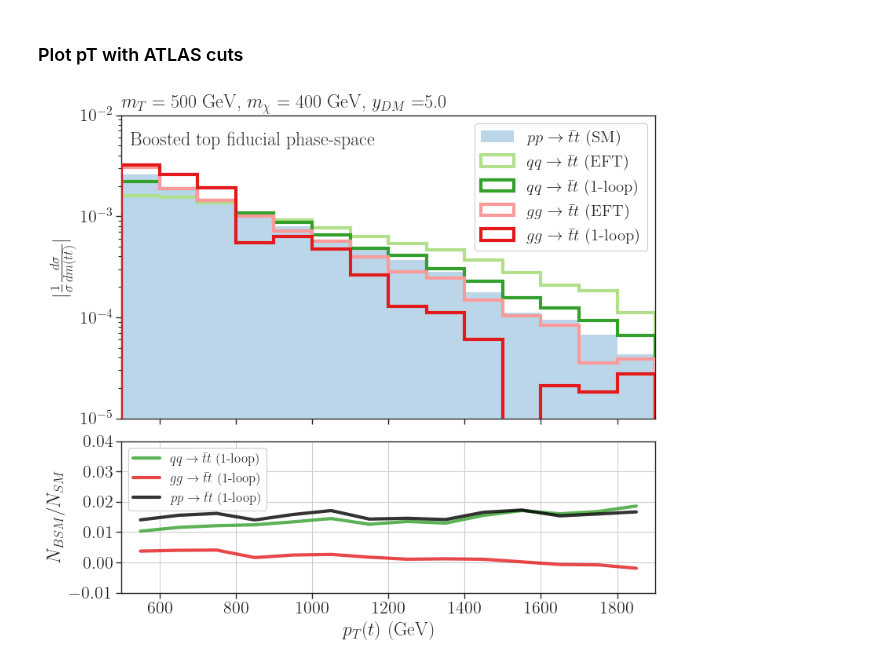
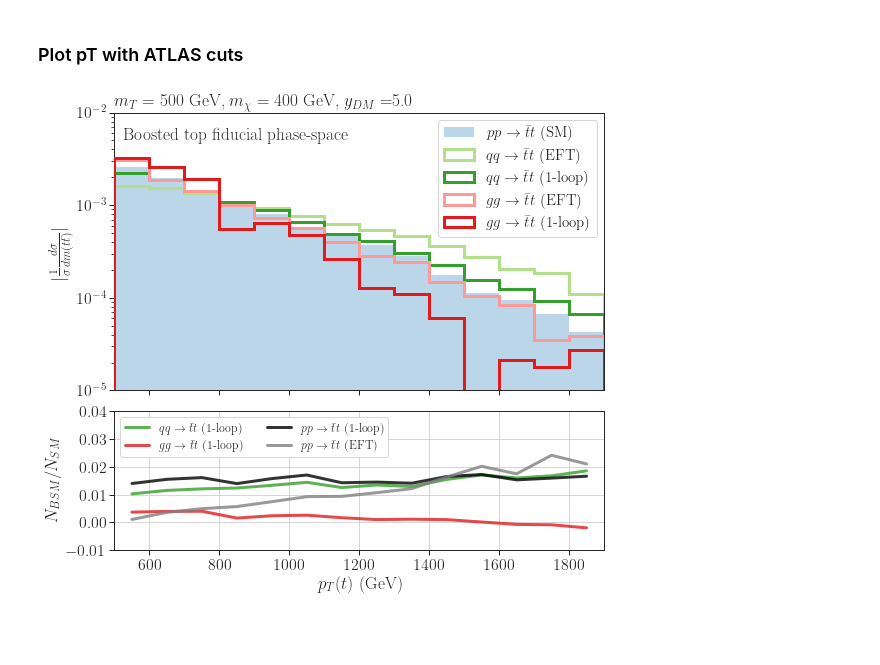
Before and after one commit to andlessa/SMStoEFT, a Jupyter notebook: notebooks/distributions/plots-dists-light.ipynb, the cells around one changed output. Cells and saved outputs as stored; diff of their text form; code cells hidden in the pictures; blank space fills up the shorter version.

```diff
--- a/notebooks/distributions/plots-dists-light.ipynb
+++ b/notebooks/distributions/plots-dists-light.ipynb
@@ -201,10 +201,15 @@ for i,h in enumerate(hists):
 
 # Ratio plot:
 hLoop = sum([h for i,h in enumerate(hists) if '1-loop' in labels[i]])
+hEFT = sum([h for i,h in enumerate(hists) if 'EFT' in labels[i]])
 labels.append(r'$p p \to \bar{t} t$ (1-loop)')
+labels.append(r'$p p \to \bar{t} t$ (EFT)')
 c.append('black')
-for i,h in enumerate(hists+[hLoop]):
-    if not 'loop' in labels[i]:
+c.append('gray')
+for i,h in enumerate(hists+[hLoop,hEFT]):
+    if 'SM' in labels[i]:
+        continue
+    if (not 'loop' in labels[i]) and (not 'p p ' in labels[i]):
         continue
     # Compute ratio (keeping negative and positive values)
     ratio = np.divide(h, hSM, out=np.zeros_like(h),where=hSM != 0)
@@ -216,7 +221,6 @@ for i,h in enumerate(hists+[hLoop]):
     axarr[1].plot(x,y,linewidth=3.0,linestyle='solid',alpha=0.8,
                           label=label,c=c[i])
 
-
 axarr[0].set_yscale('log')
 # axarr[0].set_ylim(1e-4,500)
 # axarr[0].set_xticks(np.arange(0.,bins.max(),500))
@@ -226,7 +230,7 @@ axarr[0].set_ylabel(r'$|\frac{1}{\sigma}\frac{d \sigma}{d m(t\bar{t})}|$')
 axarr[1].set_ylabel(r'$N_{BSM}/N_{SM}$')
 axarr[1].set_ylim(-0.01,0.02)
 axarr[1].set_yticks(np.arange(-0.01,0.03,0.01))
-axarr[1].legend(loc='upper right',fontsize=12,framealpha=1.0)
+axarr[1].legend(loc='upper left',fontsize=12,framealpha=1.0,ncol=2)
 axarr[1].grid()
 
 
@@ -296,42 +300,47 @@ for i,h in enumerate(hists):
 
 # Ratio plot:
 hLoop = sum([h for i,h in enumerate(hists) if '1-loop' in labels[i]])
+hEFT = sum([h for i,h in enumerate(hists) if 'EFT' in labels[i]])
 labels.append(r'$p p \to \bar{t} t$ (1-loop)')
+labels.append(r'$p p \to \bar{t} t$ (EFT)')
 c.append('black')
-for i,h in enumerate(hists+[hLoop]):
-    if not 'loop' in labels[i]:
+c.append('gray')
+for i,h in enumerate(hists+[hLoop,hEFT]):
+    if 'SM' in labels[i]:
+        continue
+    if (not 'loop' in labels[i]) and (not 'p p ' in labels[i]):
         continue
     # Compute ratio (keeping negative and positive values)
     ratio = np.divide(h, hSM, out=np.zeros_like(h),where=hSM != 0)
     # Remove zero values
     nonzero = np.where((np.sign(ratio) != 0))
     x = (bins[:-1]+bins[1:])/2.0
     y = ratio
     label = labels[i]
     axarr[1].plot(x,y,linewidth=3.0,linestyle='solid',alpha=0.8,
                           label=label,c=c[i])
 
 
 
 axarr[0].set_yscale('log')
 axarr[0].set_ylim(1e-5,1e-2)
 # axarr[0].set_xticks(np.arange(0.,bins.max(),500))
 axarr[0].set_xlim(bins.min(),bins.max())
 axarr[1].set_xlabel(r'$p_T(t)$ (GeV)')
 axarr[0].set_ylabel(r'$|\frac{1}{\sigma}\frac{d \sigma}{d m(t\bar{t})}|$')
 axarr[1].set_ylabel(r'$N_{BSM}/N_{SM}$')
 axarr[1].set_ylim(-0.01,0.04)
 axarr[1].set_yticks(np.arange(-0.01,0.05,0.01))
-axarr[1].legend(loc='upper left',fontsize=12,framealpha=1.0)
+axarr[1].legend(loc='upper left',fontsize=12,framealpha=1.0,ncol=2)
 axarr[1].grid()
 
 
 axarr[0].legend(framealpha=1.0,loc='upper right',fontsize=15)
 # axarr[1].legend(framealpha=1.0,loc='upper left')
 axarr[0].set_title(r'$m_{T} = %1.0f$ GeV, $m_{\chi} = %1.0f$ GeV, $y_{DM} = $%1.1f' %(mST,mChi,yDM),
                    loc='left')
 axarr[0].text(x=1.05*bins.min(),y=5e-3,s='Boosted top fiducial phase-space')
 plt.savefig('pTt_mST%i_mChi%i_yDM_%i.png' %(int(mST),int(mChi),int(yDM)))
 plt.show()
 # %% [output]
-[figure, old version]
+[figure, new version]
```
Also changed, not shown: parts of 2 cells of this notebook, 2 other files.
